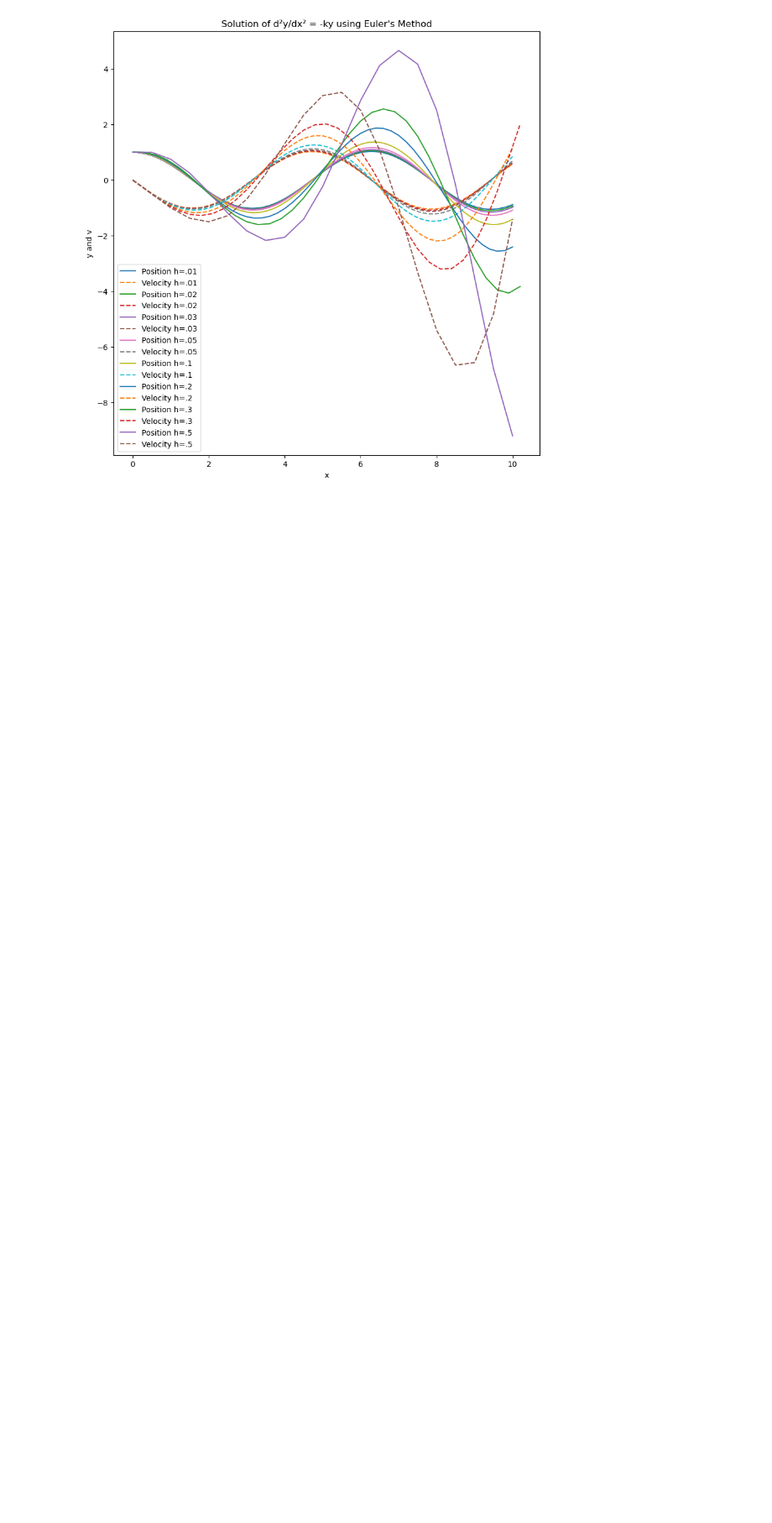
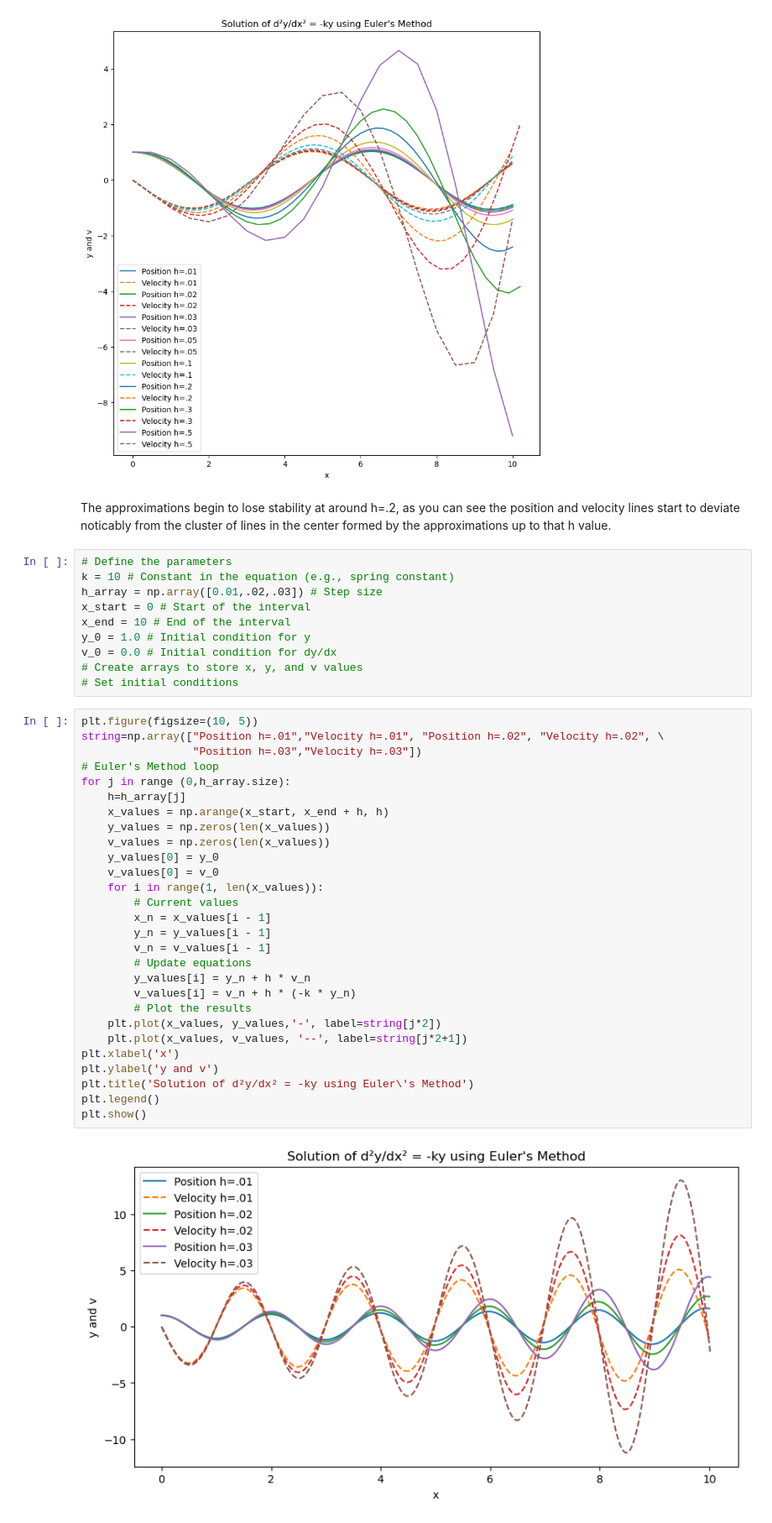
Before and after one commit to bdprince109/coe311k, a Jupyter notebook: Class/bdp2294-CH17.ipynb, the cells around one changed output. Shown at 84% size. Cells and saved outputs as stored; diff of their text form; blank space fills up the shorter version.

```diff
--- a/Class/bdp2294-CH17.ipynb
+++ b/Class/bdp2294-CH17.ipynb
@@ -44,3 +44,45 @@ plt.legend()
 plt.show()
 # %% [output]
 [figure]
+# %% [markdown]
+The approximations begin to lose stability at around h=.2, as you can see the position and velocity lines start to deviate noticably from the cluster of lines in the center formed by the approximations up to that h value.
+# %%
+# Define the parameters
+k = 10 # Constant in the equation (e.g., spring constant)
+h_array = np.array([0.01,.02,.03]) # Step size
+x_start = 0 # Start of the interval
+x_end = 10 # End of the interval
+y_0 = 1.0 # Initial condition for y
+v_0 = 0.0 # Initial condition for dy/dx
+# Create arrays to store x, y, and v values
+# Set initial conditions
+# %%
+plt.figure(figsize=(10, 5))
+string=np.array(["Position h=.01","Velocity h=.01", "Position h=.02", "Velocity h=.02", \
+                 "Position h=.03","Velocity h=.03"])
+# Euler's Method loop
+for j in range (0,h_array.size):
+    h=h_array[j]
+    x_values = np.arange(x_start, x_end + h, h)
+    y_values = np.zeros(len(x_values))
+    v_values = np.zeros(len(x_values))
+    y_values[0] = y_0
+    v_values[0] = v_0
+    for i in range(1, len(x_values)):
+        # Current values
+        x_n = x_values[i - 1]
+        y_n = y_values[i - 1]
+        v_n = v_values[i - 1]
+        # Update equations
+        y_values[i] = y_n + h * v_n
+        v_values[i] = v_n + h * (-k * y_n)
+        # Plot the results
+    plt.plot(x_values, y_values,'-', label=string[j*2])
+    plt.plot(x_values, v_values, '--', label=string[j*2+1])
+plt.xlabel('x')
+plt.ylabel('y and v')
+plt.title('Solution of d²y/dx² = -ky using Euler\'s Method')
+plt.legend()
+plt.show()
+# %% [output]
+[figure, added]
```
Also changed, not shown: parts of 1 cell of this notebook.
